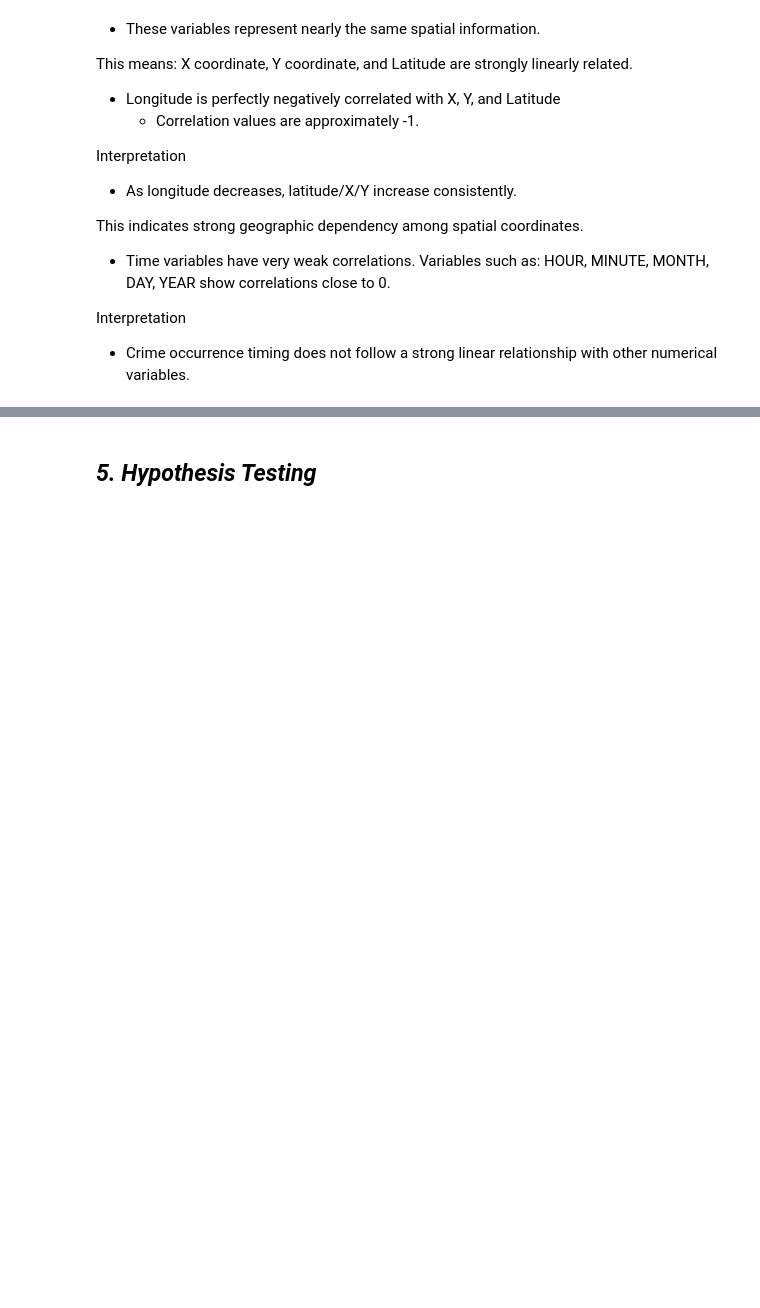
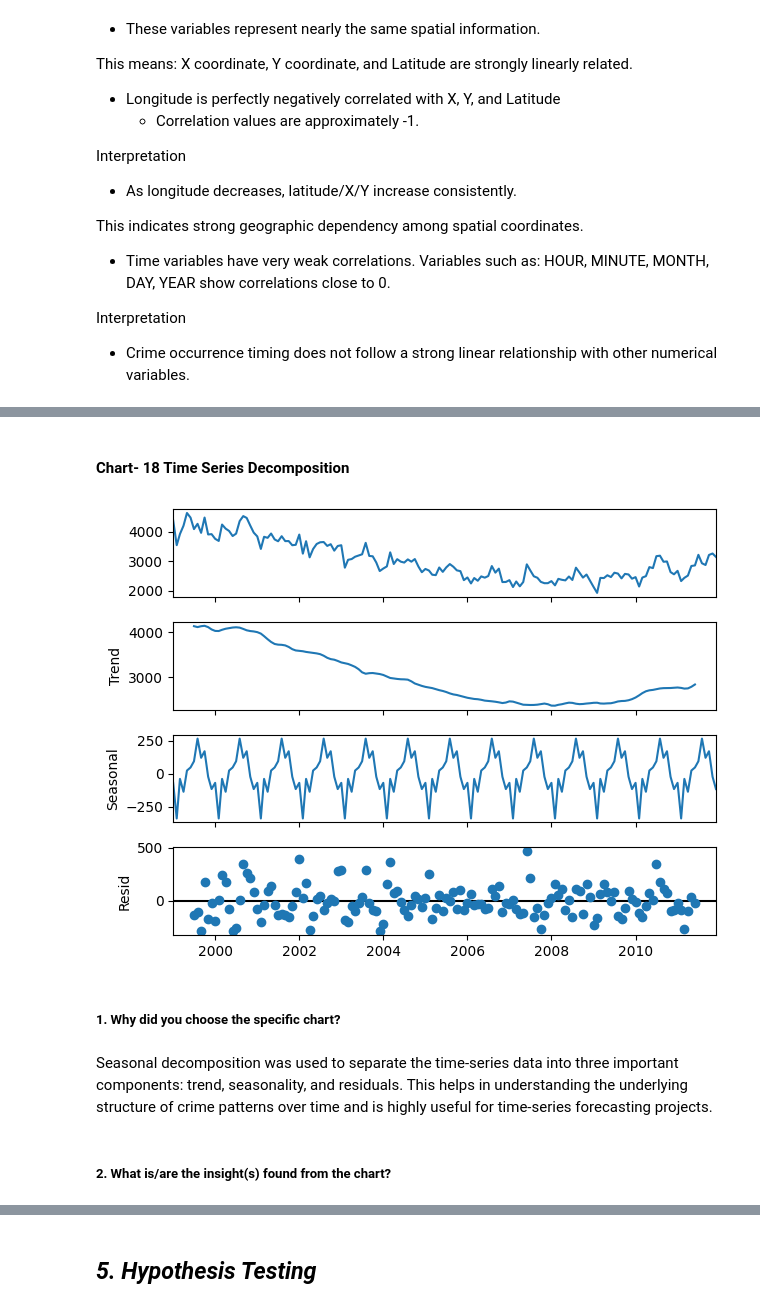
Before and after one commit to nibedita-26/crime_forecasting, a Jupyter notebook: notebook/ml_project.ipynb, the cells around one changed output, grey strips where cells are left out. Cells and saved outputs as stored; diff of their text form; code cells hidden in the pictures; blank space fills up the shorter version.

Commit message:
completed fetaure engineering and data preprocessing

```diff
--- a/notebook/ml_project.ipynb
+++ b/notebook/ml_project.ipynb
@@ -1396,0 +1490,21 @@ Interpretation
+# %% [markdown]
+#### Chart- 18 Time Series Decomposition
+# %%
+# Chart - 18 Visualization code
+from statsmodels.tsa.seasonal import seasonal_decompose
+monthly_crime = train_df.groupby(train_df['Date'].dt.to_period('M')).size()
+
+monthly_crime.index = monthly_crime.index.to_timestamp()
+
+decomposition = seasonal_decompose(monthly_crime, model='additive')
+
+decomposition.plot()
+plt.show()
+# %% [output]
+[figure, added]
+# %% [markdown]
+##### 1. Why did you choose the specific chart?
+# %% [markdown]
+Seasonal decomposition was used to separate the time-series data into three important components: trend, seasonality, and residuals. This helps in understanding the underlying structure of crime patterns over time and is highly useful for time-series forecasting projects.
+# %% [markdown]
+##### 2. What is/are the insight(s) found from the chart?
```
Also changed, not shown: parts of 141 cells of this notebook.
